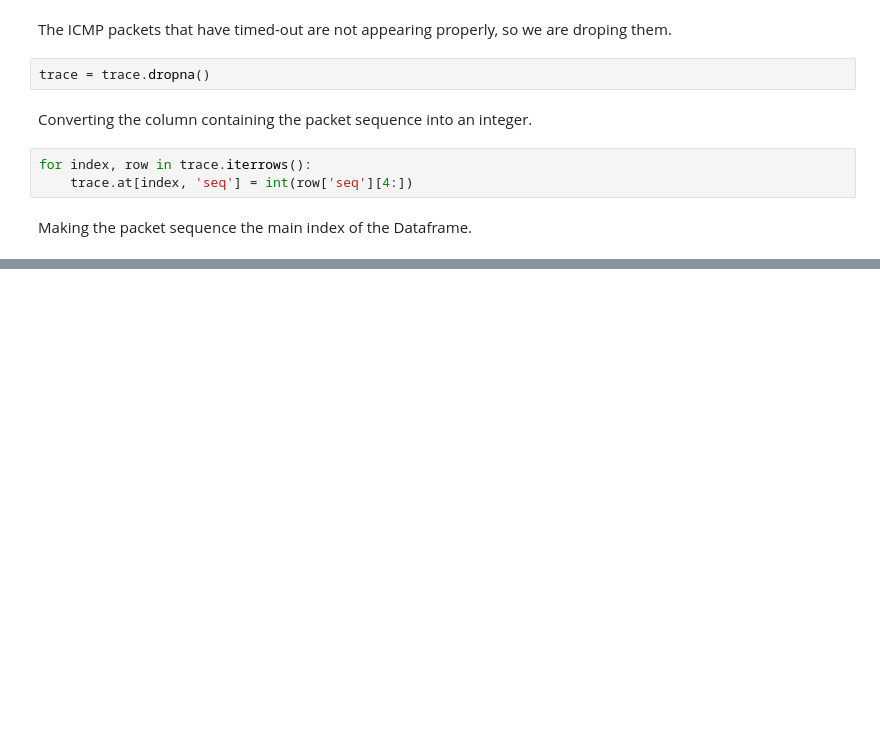
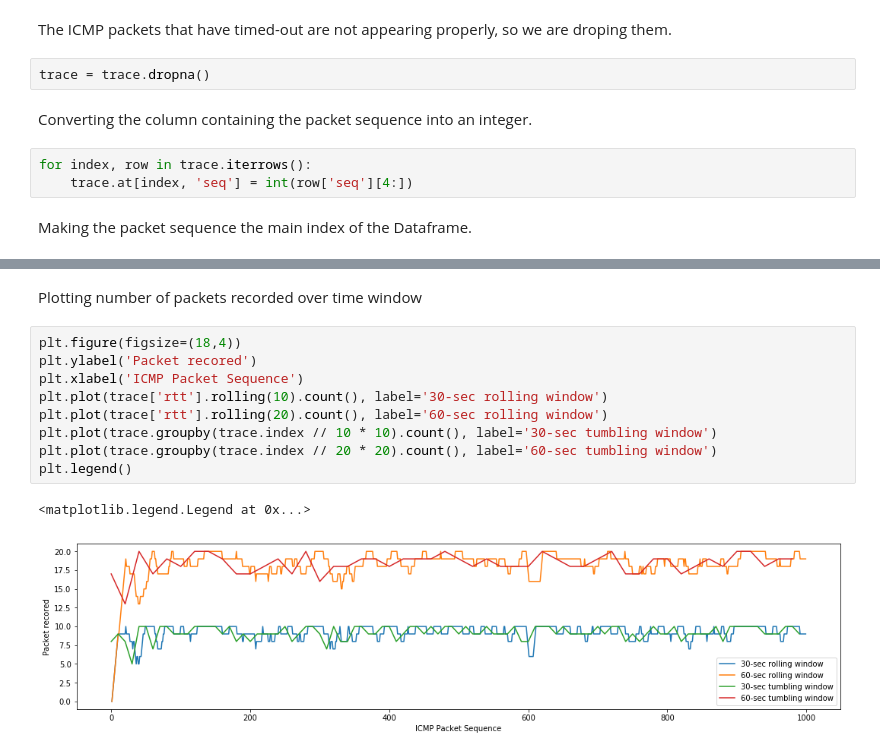
Before and after one commit to ichatz/iot-netprofiler, a Jupyter notebook: iot-lab-7nodes-1/InitialAnalysis.ipynb, the cells around one changed output, grey strips where cells are left out. Saved outputs shown, nothing was run; the diff lists cells and outputs as text; blank space fills up the shorter version.

```diff
--- a/iot-lab-7nodes-1/InitialAnalysis.ipynb
+++ b/iot-lab-7nodes-1/InitialAnalysis.ipynb
@@ -51,0 +83,14 @@ plt.legend()
+# %% [markdown]
+Plotting number of packets recorded over time window
+# %%
+plt.figure(figsize=(18,4))
+plt.ylabel('Packet recored')
+plt.xlabel('ICMP Packet Sequence')
+plt.plot(trace['rtt'].rolling(10).count(), label='30-sec rolling window')
+plt.plot(trace['rtt'].rolling(20).count(), label='60-sec rolling window')
+plt.plot(trace.groupby(trace.index // 10 * 10).count(), label='30-sec tumbling window')
+plt.plot(trace.groupby(trace.index // 20 * 20).count(), label='60-sec tumbling window')
+plt.legend()
+# %% [output]
+<matplotlib.legend.Legend at 0x...>
+[figure, added]
```
Also changed, not shown: parts of 9 cells of this notebook, 1 other file.
